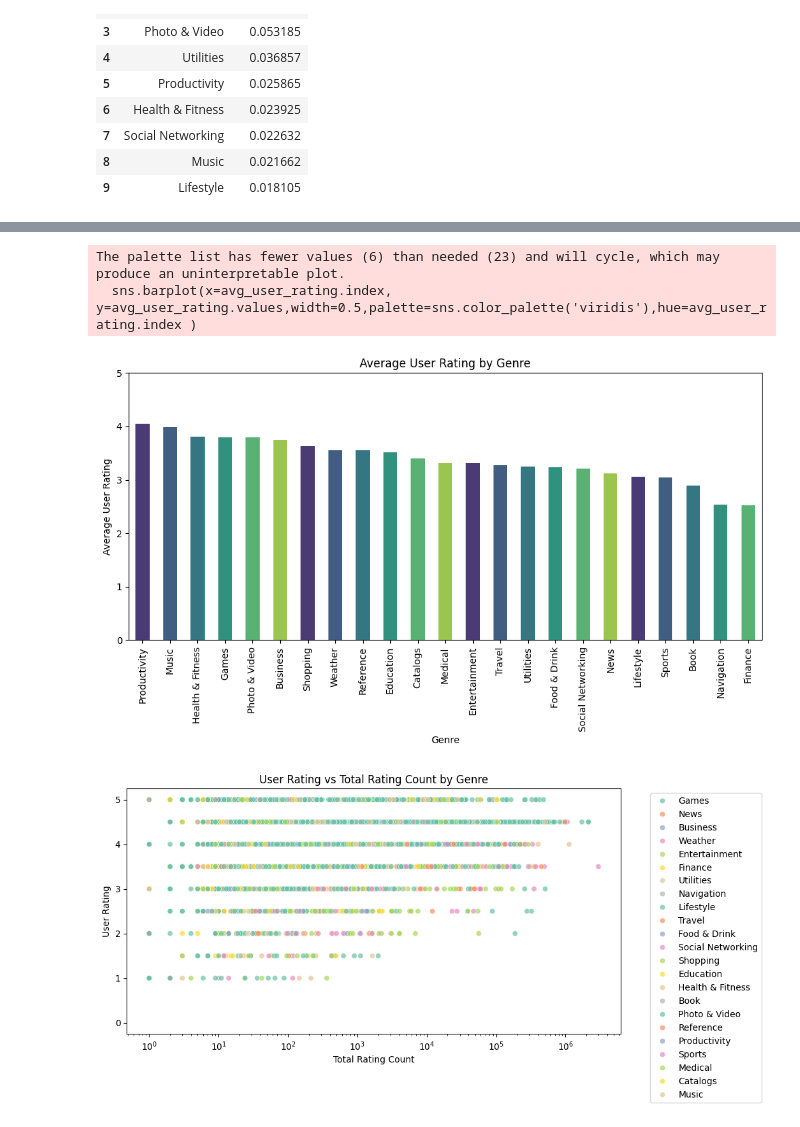
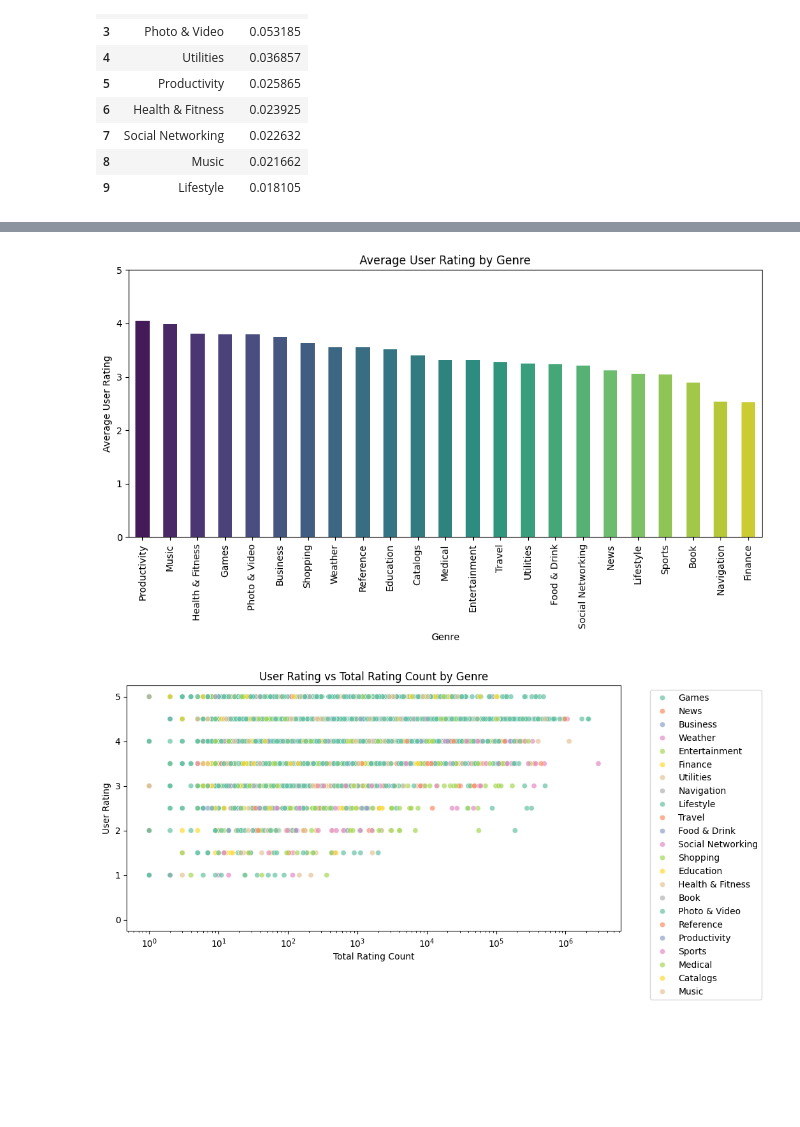
Before and after one commit to jeevithavijaykumar/Exploratory_data_analysis_using_pandas, a Jupyter notebook: AppleStore.ipynb, the cells around one changed output, grey strips where cells are left out. Saved outputs shown, nothing was run; the diff lists cells and outputs as text; code cells hidden in the pictures; blank space fills up the shorter version.

```diff
--- a/AppleStore.ipynb
+++ b/AppleStore.ipynb
@@ -129,20 +124,18 @@ The palette list has fewer values (6) than needed (23) and will cycle, which may
 # %%
 # Average User Rating by Genre
 avg_user_rating = df_filtered.groupby('prime_genre')['user_rating'].mean().sort_values(ascending=False)
 
 plt.figure(figsize=(10,6))
-sns.barplot(x=avg_user_rating.index, y=avg_user_rating.values,width=0.5,palette=sns.color_palette('viridis'),hue=avg_user_rating.index )
+sns.barplot(x=avg_user_rating.index, y=avg_user_rating.values,width=0.5,palette=sns.color_palette('viridis',23),hue=avg_user_rating.index )
 plt.title('Average User Rating by Genre')
 plt.ylabel('Average User Rating')
 plt.xlabel('Genre')
 plt.ylim(0, 5)  # Ratings are typically on a 0-5 scale
 plt.xticks(rotation=90)
 plt.tight_layout()
 plt.show()
 # %% [output]
-The palette list has fewer values (6) than needed (23) and will cycle, which may produce an uninterpretable plot.
-  sns.barplot(x=avg_user_rating.index, y=avg_user_rating.values,width=0.5,palette=sns.color_palette('viridis'),hue=avg_user_rating.index )
-[figure, old version]
+[figure, new version]
 # %%
 #User Rating vs Total Rating Count by Genre
 plt.figure(figsize=(10, 5))
```
Also changed, not shown: parts of 9 cells of this notebook.
